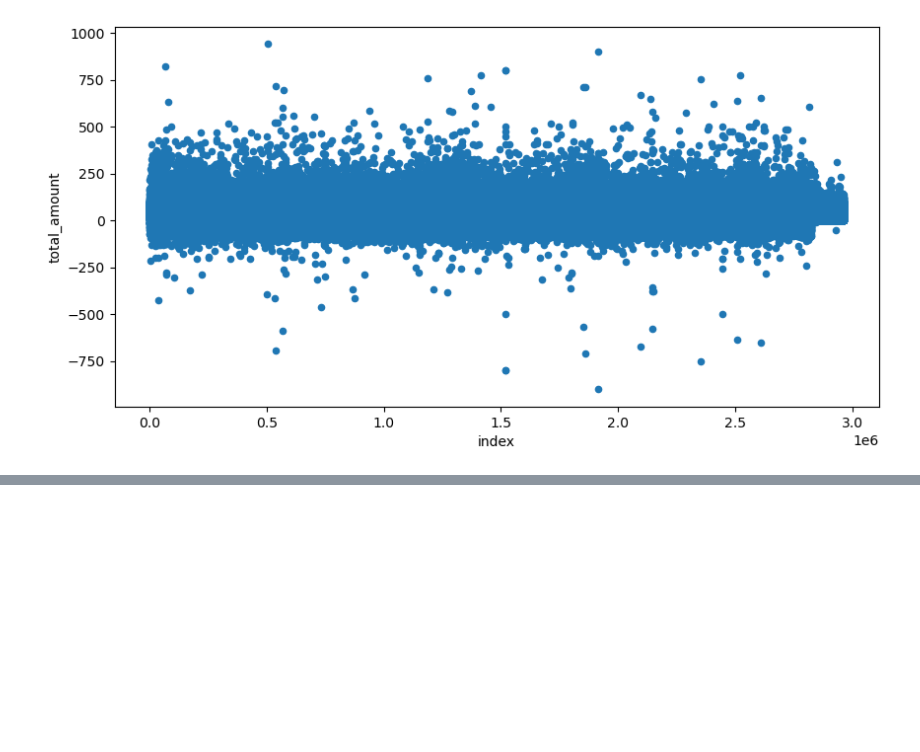
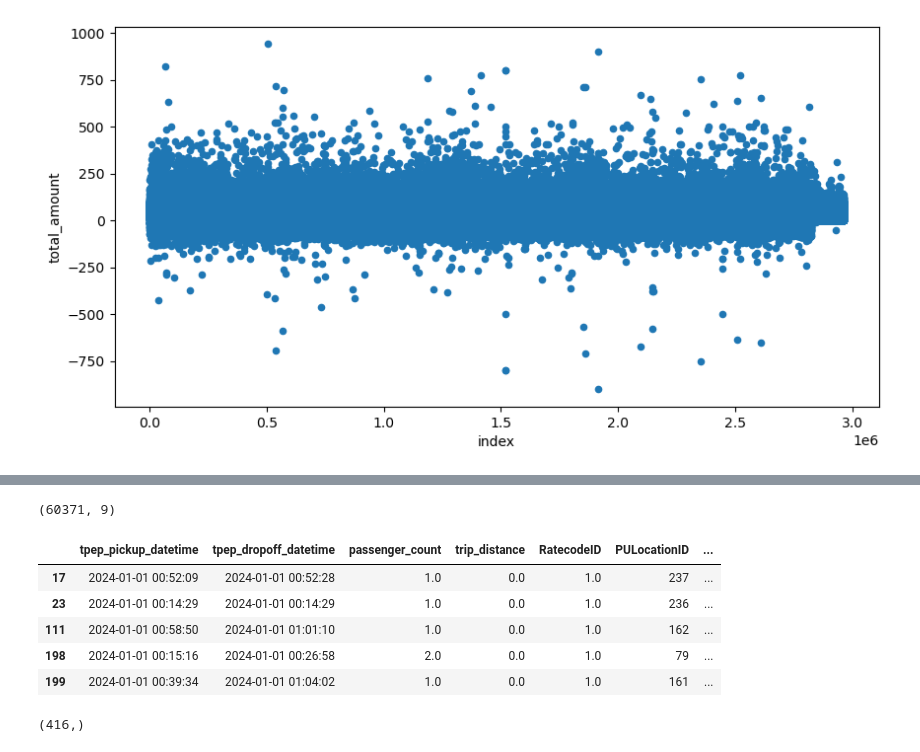
Before and after one commit to Harshjat/New-York-Taxi-Analysis, a Jupyter notebook: Presentable notebook.ipynb, the cells around one changed output, grey strips where cells are left out. Cells and saved outputs as stored; diff of their text form; code cells hidden in the pictures; blank space fills up the shorter version.

```diff
--- a/Presentable notebook.ipynb
+++ b/Presentable notebook.ipynb
@@ -92,0 +128,16 @@ taxi_data[taxi_data["total_amount"] < 1000].reset_index().plot(kind = "scatter"
+# %%
+print(taxi_data[taxi_data['trip_distance']==0].shape)
+taxi_data[taxi_data['trip_distance']==0].head()
+# %% [output]
+(60371, 9)
+|  | tpep_pickup_datetime | tpep_dropoff_datetime | passenger_count | trip_distance | RatecodeID | PULocationID | ... |
+| 17 | 2024-01-01 00:52:09 | 2024-01-01 00:52:28 | 1.0 | 0.0 | 1.0 | 237 | ... |
+| 23 | 2024-01-01 00:14:29 | 2024-01-01 00:14:29 | 1.0 | 0.0 | 1.0 | 236 | ... |
+| 111 | 2024-01-01 00:58:50 | 2024-01-01 01:01:10 | 1.0 | 0.0 | 1.0 | 162 | ... |
+| 198 | 2024-01-01 00:15:16 | 2024-01-01 00:26:58 | 2.0 | 0.0 | 1.0 | 79 | ... |
+| 199 | 2024-01-01 00:39:34 | 2024-01-01 01:04:02 | 1.0 | 0.0 | 1.0 | 161 | ... |
+# %%
+
+taxi_data[taxi_data["total_amount"] == 0]["trip_distance"].shape
+# %% [output]
+(416,)
```
Also changed, not shown: parts of 12 cells of this notebook.
